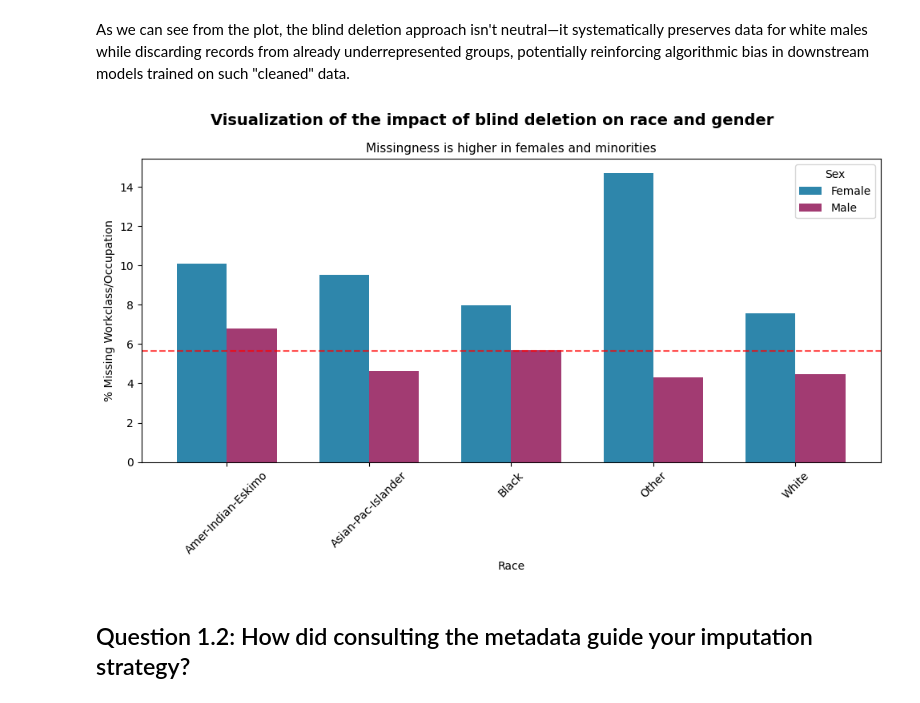
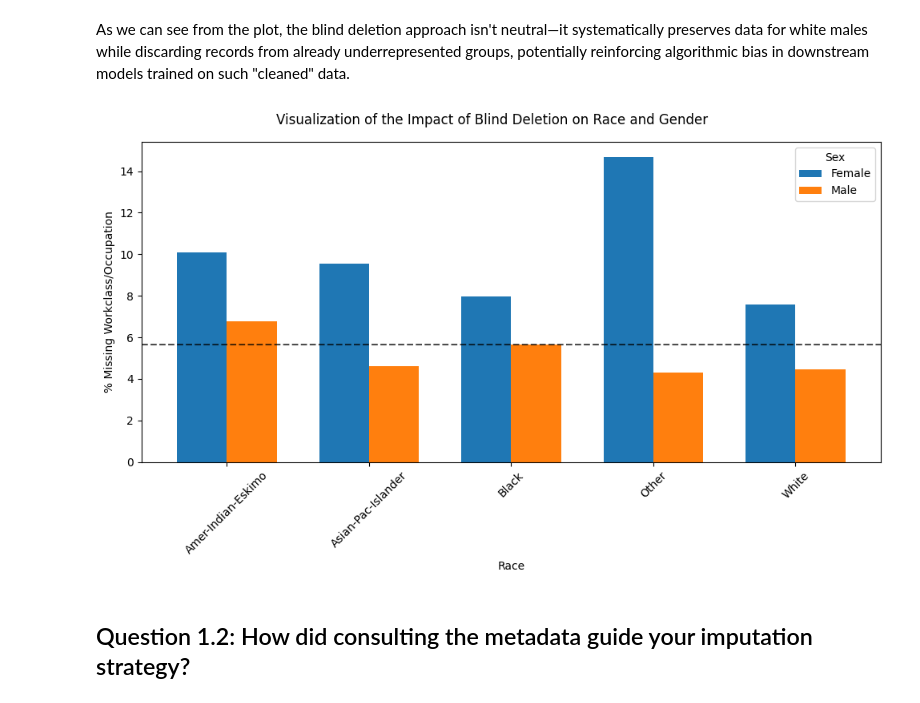
Before and after one commit to longle0702/UCI-Adult-Analyzing-Income-Factors, a Jupyter notebook: Questions.ipynb, the cells around one changed output. Cells and saved outputs as stored; diff of their text form; code cells hidden in the pictures.

```diff
--- a/Questions.ipynb
+++ b/Questions.ipynb
@@ -129,28 +128,25 @@ Male    21790.0          997.0         4.58
 # %% [markdown]
 As we can see from the plot, the blind deletion approach isn't neutral—it systematically preserves data for white males while discarding records from already underrepresented groups, potentially reinforcing algorithmic bias in downstream models trained on such "cleaned" data.
 # %%
-colors = ['#2E86AB', '#A23B72', '#F18F01', '#C73E1D']
-
 fig, ax = plt.subplots(figsize=(10, 6))
-fig.suptitle('Visualization of the impact of blind deletion on race and gender', fontsize=14, fontweight='bold')
+fig.suptitle('Visualization of the Impact of Blind Deletion on Race and Gender')
 
 missing_demo = df_clean.groupby(['race', 'sex']).apply(
     lambda x: x['workclass'].isna().sum() / len(x) * 100,
     include_groups=False
 ).unstack()
 
-missing_demo.plot(kind='bar', ax=ax, color=[colors[0], colors[1]], width=0.7)
-ax.set_title('Missingness is higher in females and minorities', fontsize=11)
+missing_demo.plot(kind='bar', ax=ax, width=0.7)
 ax.set_ylabel('% Missing Workclass/Occupation')
 ax.set_xlabel('Race')
 ax.legend(title='Sex', loc='upper right')
 ax.tick_params(axis='x', rotation=45)
-ax.axhline(y=df_clean['workclass'].isna().sum()/len(df_clean)*100, color='red', linestyle='--', alpha=0.7)
+ax.axhline(y=df_clean['workclass'].isna().sum()/len(df_clean)*100, color='black', linestyle='--', alpha=0.7)
 
 plt.tight_layout()
 plt.show()
 # %% [output]
-[figure, old version]
+[figure, new version]
 # %% [markdown]
 ## Question 1.2: How did consulting the metadata guide your imputation strategy?
 # %% [markdown]
```
Also changed, not shown: parts of 13 cells of this notebook, 4 other files.
